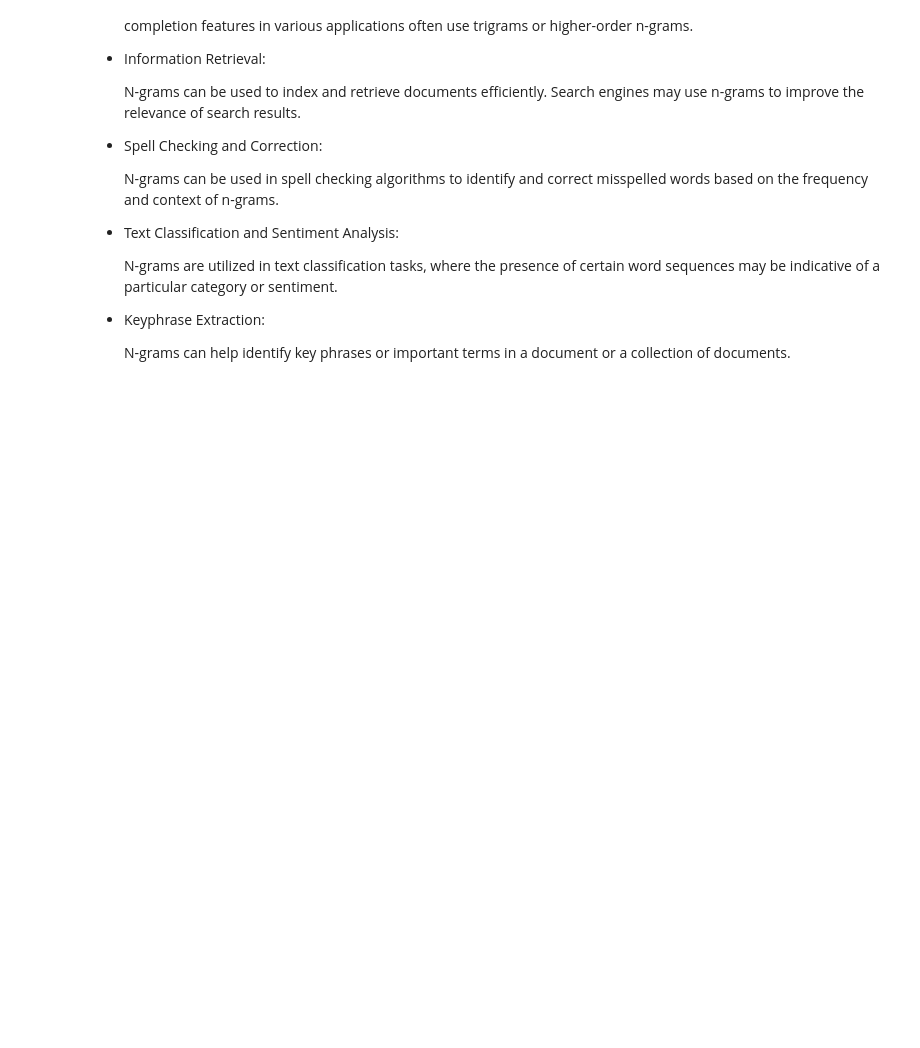
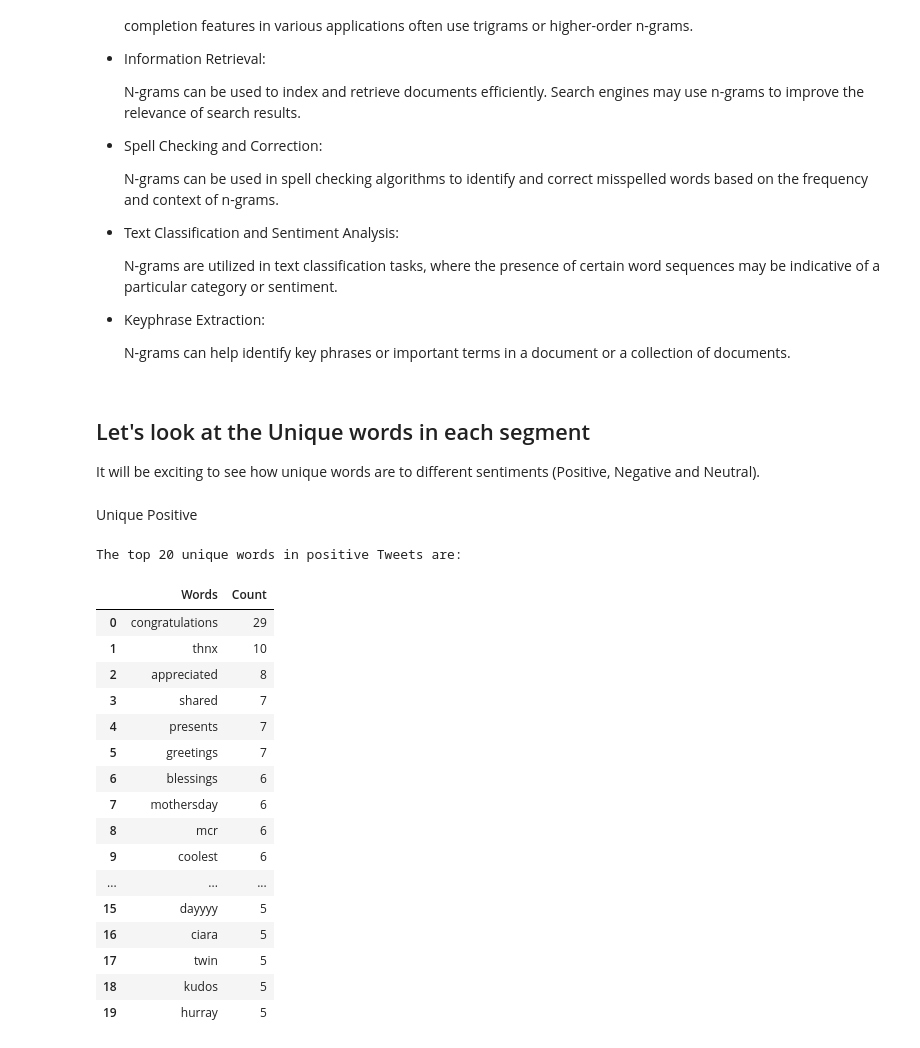
Before and after one commit to abhi1ranjan/NLP-Practice, a Jupyter notebook: Twitter_sentiment_Extaction_Analysis,EDA_and_Model.ipynb, the cells around one changed output. Drawn from its saved outputs; the diff is of its cells as text; code cells hidden in the pictures; blank space fills up the shorter version.

```diff
--- a/Twitter_sentiment_Extaction_Analysis,EDA_and_Model.ipynb
+++ b/Twitter_sentiment_Extaction_Analysis,EDA_and_Model.ipynb
@@ -650,3 +650,7 @@ Here are some key applications of N-gram analysis:
 * Keyphrase Extraction:
 
   N-grams can help identify key phrases or important terms in a document or a collection of documents.
+# %% [markdown]
+## Let's look at the Unique words in each segment
+
+It will be exciting to see how unique words are to different sentiments (Positive, Negative and Neutral).
@@ -652,0 +659,59 @@ Here are some key applications of N-gram analysis:
+# %%
+def UniqueWords(sentiment, NumWords, RawWords):
+  """
+    Input:
+          Sentiment - Sentiment Category ( e.g., 'Neutral', 'Positive', 'Negative')
+          NumWords - how many specific words do you want to see in the final result;
+          RawWords - list for item in train_data[train_data.sentiment == sentiment]['temp_list1']:
+    Output:
+          dataframe giving information about the name of the specific ingredient and how many times it occurs in the
+          choosen cuisine (in descending order based on their counts)..
+  """
+
+  allOther = []
+  for item in train[train.sentiment != sentiment]['temp_list1']:
+    for word in item:
+      allOther.append(word)
+  allOther = list(set(allOther))
+
+  specificnonly = [x for x in RawText if x not in allOther]
+
+  myCounter = Counter()
+
+  for item in train[train.sentiment == sentiment]['temp_list1']:
+    for word in item:
+      myCounter[word] += 1
+  keep = list(specificnonly)
+
+  for word in list(myCounter):
+    if word not in keep:
+      del myCounter[word]
+
+  UniqueWords = pd.DataFrame(myCounter.most_common(NumWords), columns = ['Words', 'Count'])
+
+  return UniqueWords
+# %% [markdown]
+Unique Positive
+# %%
+UniquePositive = UniqueWords('positive', 20, RawText)
+print("The top 20 unique words in positive Tweets are:")
+UniquePositive.style.background_gradient(cmap = 'Greens')
+# %% [output]
+The top 20 unique words in positive Tweets are:
+|  | Words | Count |
+| 0 | congratulations | 29 |
+| 1 | thnx | 10 |
+| 2 | appreciated | 8 |
+| 3 | shared | 7 |
+| 4 | presents | 7 |
+| 5 | greetings | 7 |
+| 6 | blessings | 6 |
+| 7 | mothersday | 6 |
+| 8 | mcr | 6 |
+| 9 | coolest | 6 |
+| ... | ... | ... |
+| 15 | dayyyy | 5 |
+| 16 | ciara | 5 |
+| 17 | twin | 5 |
+| 18 | kudos | 5 |
+| 19 | hurray | 5 |
```
Also changed, not shown: parts of 14 cells of this notebook.
